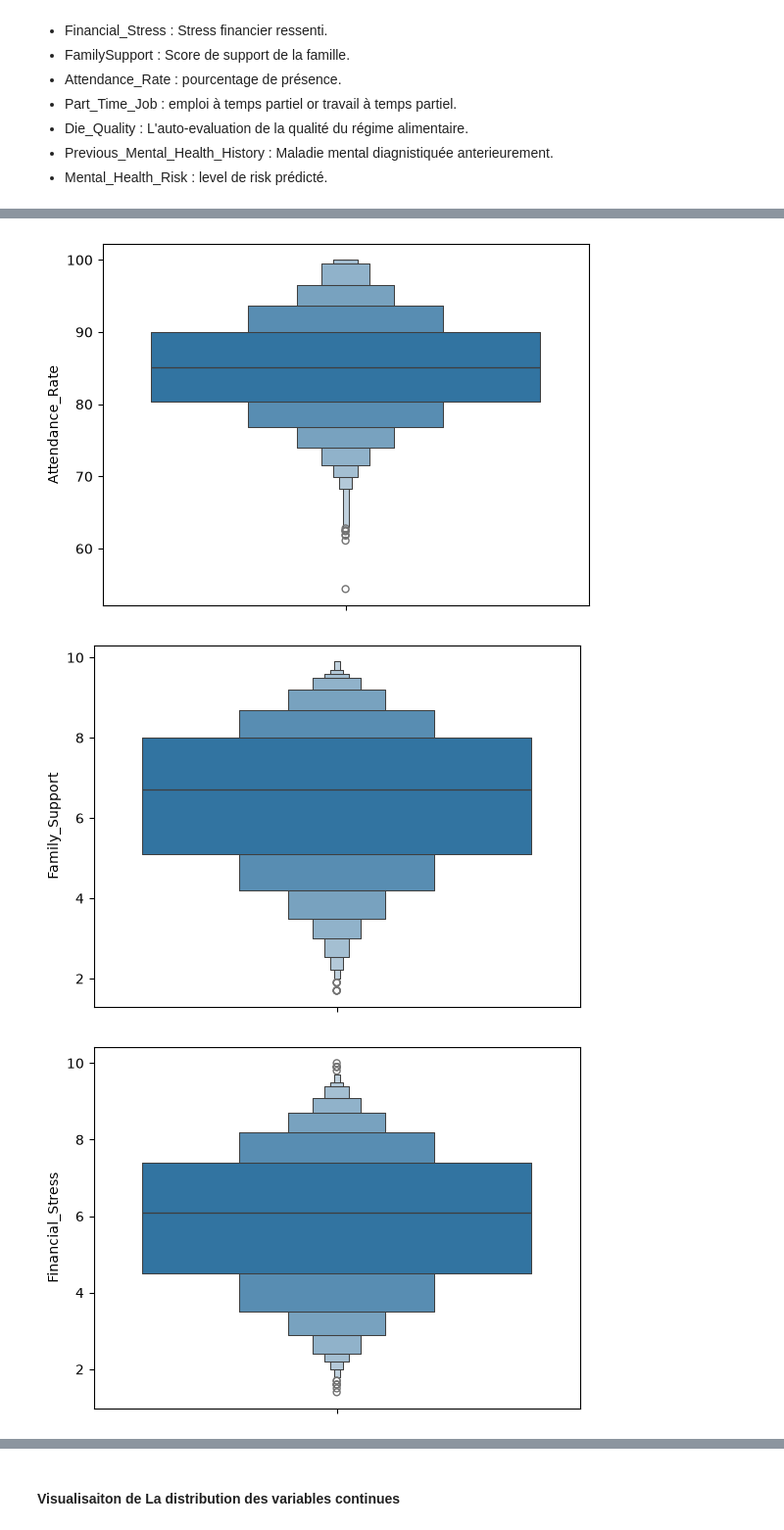
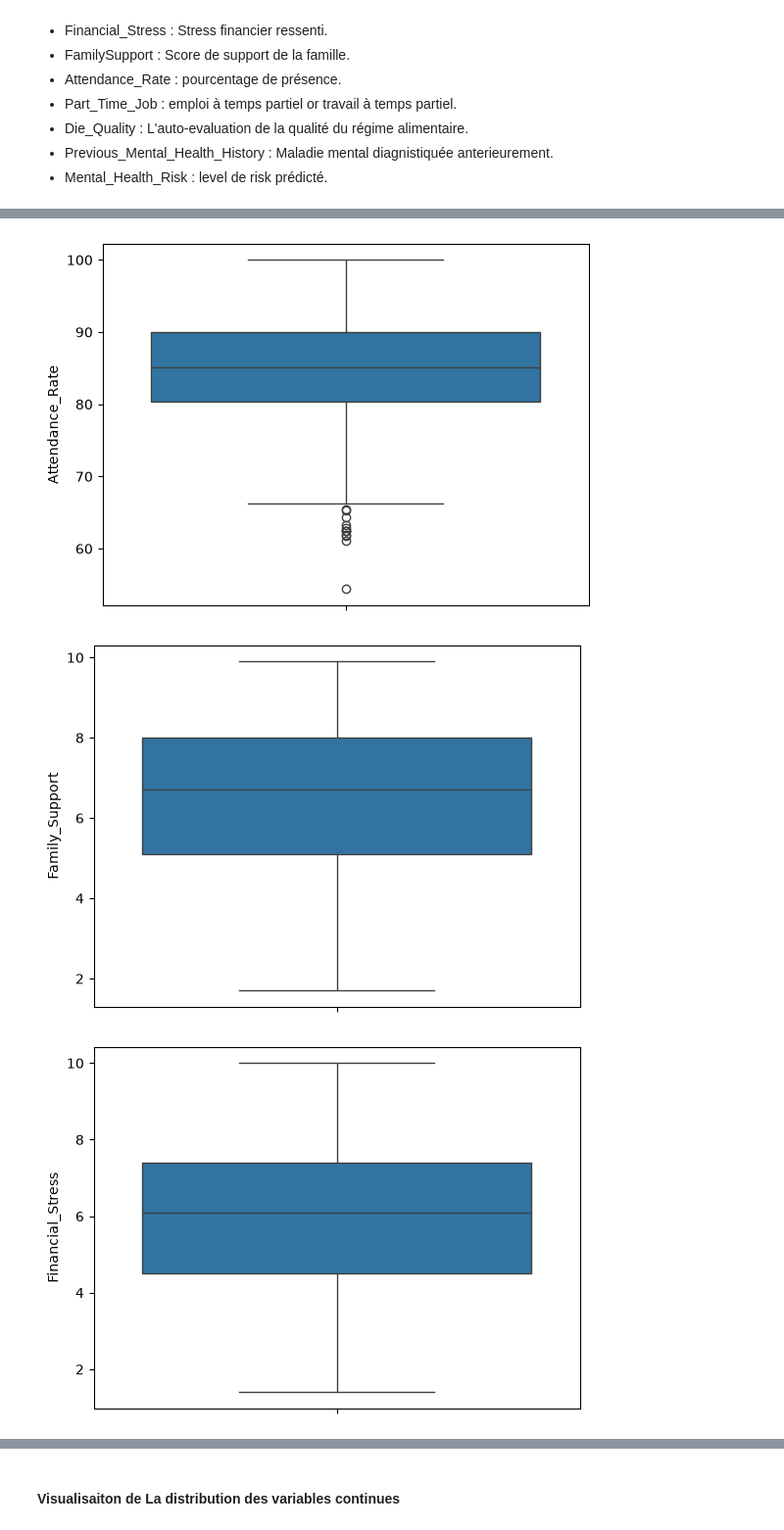
Before and after one commit to NohailaAitHammad/Student_Mental_Health, a Jupyter notebook: notebooks/exploration.ipynb, the cells around one changed output, grey strips where cells are left out. Shown at 98% size. Drawn from its saved outputs; the diff is of its cells as text; code cells hidden in the pictures.

```diff
--- a/notebooks/exploration.ipynb
+++ b/notebooks/exploration.ipynb
@@ -177,6 +207,8 @@ Screen_Time_Hours : Total d'heure du screen quotidienement.
 # %%
 for col in data:
-      sns.boxenplot(df[col])
+      sns.boxplot(df[col])
       plt.show()
-      # averifier
+
+# Nous obsetvant que il ya des valeurs abérants pour Age, Attendance_Rate, GPA, Screen_Time_Hours, Sleep_Hours, Social_Media_Hours, Study_Hours_Per_Week, mais ces valeurs sont possibles.
+# => Comme Decision utilisaiton de IQR Clipper
 # %% [output]
@@ -184,3 +216,3 @@ for col in data:
-[figure, old version]
+[figure, new version]
-[figure, old version]
+[figure, new version]
-[figure, old version]
+[figure, new version]
```
Also changed, not shown: parts of 49 cells of this notebook, 3 other files.
